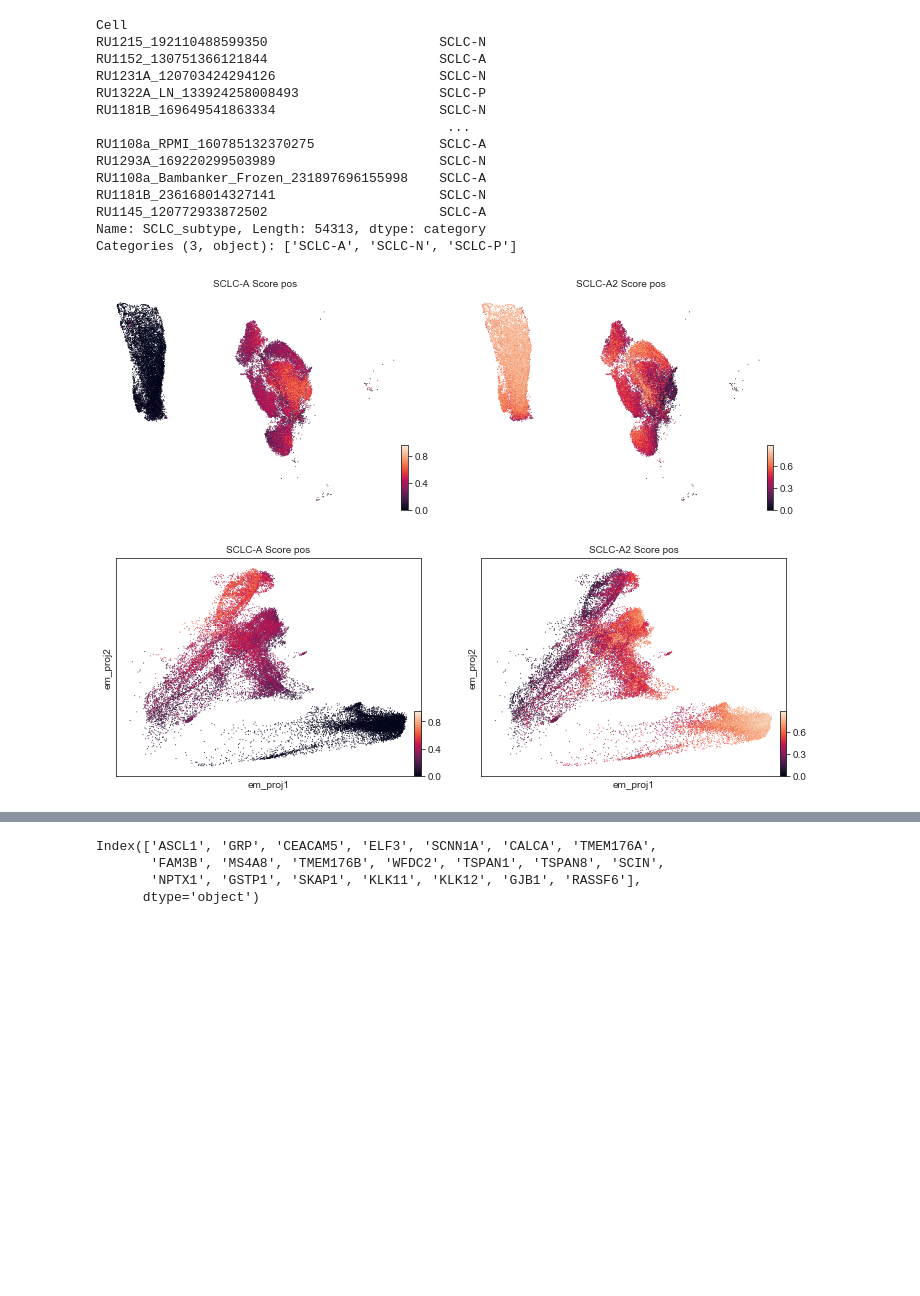
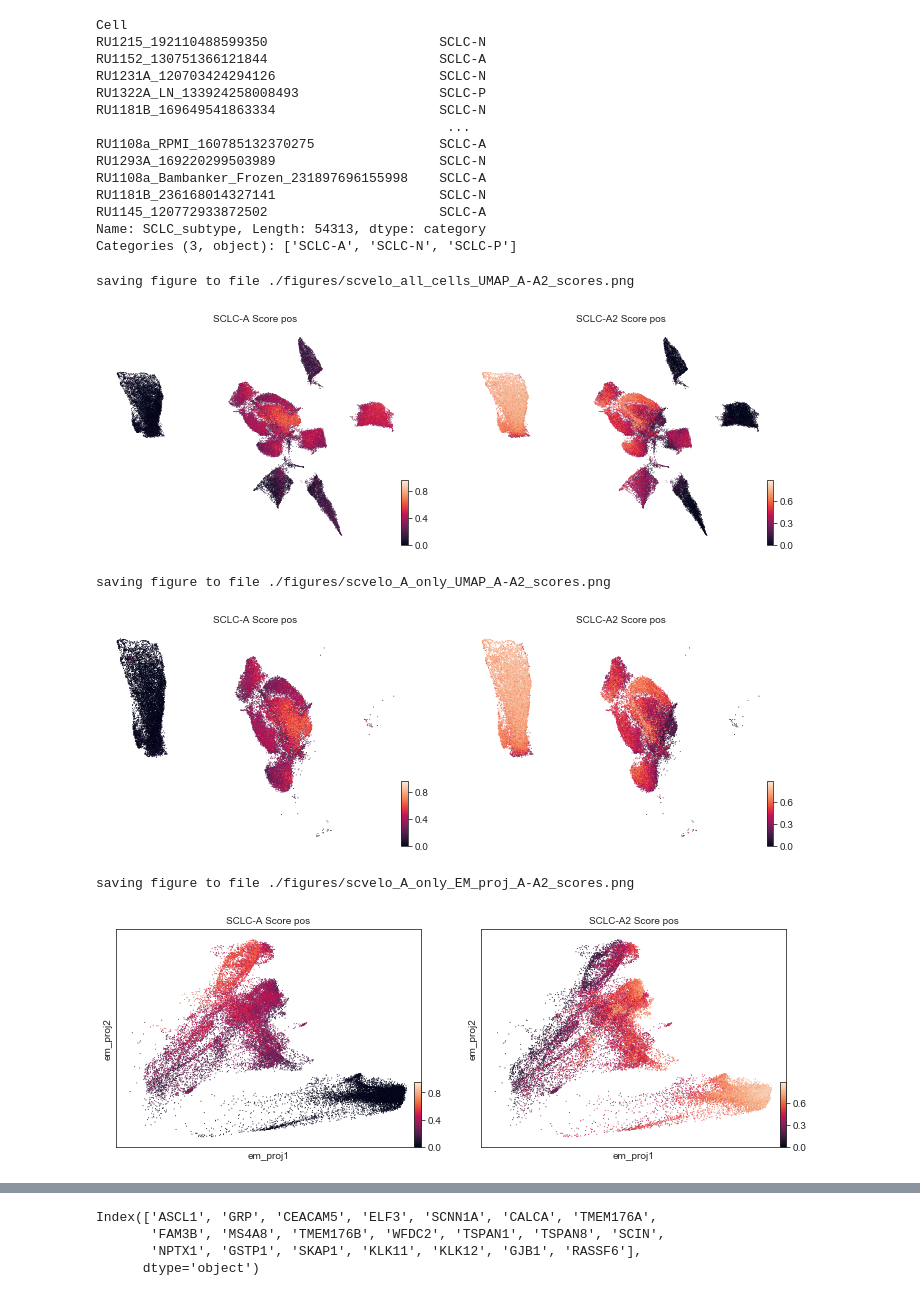
Before and after one commit to smgroves/EMT_SCLC_project, a Jupyter notebook: 1-HTAN_tumors_preprocessing.ipynb, the cells around one changed output, grey strips where cells are left out. Drawn from its saved outputs; the diff is of its cells as text; code cells hidden in the pictures; blank space fills up the shorter version.

Commit message:
save plots of scores

```diff
--- a/1-HTAN_tumors_preprocessing.ipynb
+++ b/1-HTAN_tumors_preprocessing.ipynb
@@ -98,11 +98,18 @@ RU1181B_236168014327141                     SCLC-N
 RU1145_120772933872502                      SCLC-A
 Name: SCLC_subtype, Length: 54313, dtype: category
 Categories (3, object): ['SCLC-A', 'SCLC-N', 'SCLC-P']
+# %%
+scv.pl.umap(adata, color = ['SCLC-A_Score_pos','SCLC-A2_Score_pos'], save='all_cells_UMAP_A-A2_scores.png',legend_loc = 'on data')
+# %% [output]
+saving figure to file ./figures/scvelo_all_cells_UMAP_A-A2_scores.png
+[figure, added]
 # %%
-scv.pl.umap(adata[adata.obs['SCLC_subtype']=='SCLC-A'], color = ['SCLC-A_Score_pos','SCLC-A2_Score_pos'], legend_loc = 'on data')
+scv.pl.umap(adata[adata.obs['SCLC_subtype']=='SCLC-A'], color = ['SCLC-A_Score_pos','SCLC-A2_Score_pos'], save='A_only_UMAP_A-A2_scores.png',legend_loc = 'on data')
 # %% [output]
+saving figure to file ./figures/scvelo_A_only_UMAP_A-A2_scores.png
 [figure]
 # %%
-scv.pl.scatter(adata[adata.obs['SCLC_subtype']=='SCLC-A'], basis='em_proj',color = ['SCLC-A_Score_pos','SCLC-A2_Score_pos'], legend_loc = 'on data', frameon = True)
+scv.pl.scatter(adata[adata.obs['SCLC_subtype']=='SCLC-A'], basis='em_proj',color = ['SCLC-A_Score_pos','SCLC-A2_Score_pos'], legend_loc = 'on data', save='A_only_EM_proj_A-A2_scores.png',frameon = True)
 # %% [output]
+saving figure to file ./figures/scvelo_A_only_EM_proj_A-A2_scores.png
 [figure]
```
Also changed, not shown: parts of 3 cells of this notebook, 7 other files.
